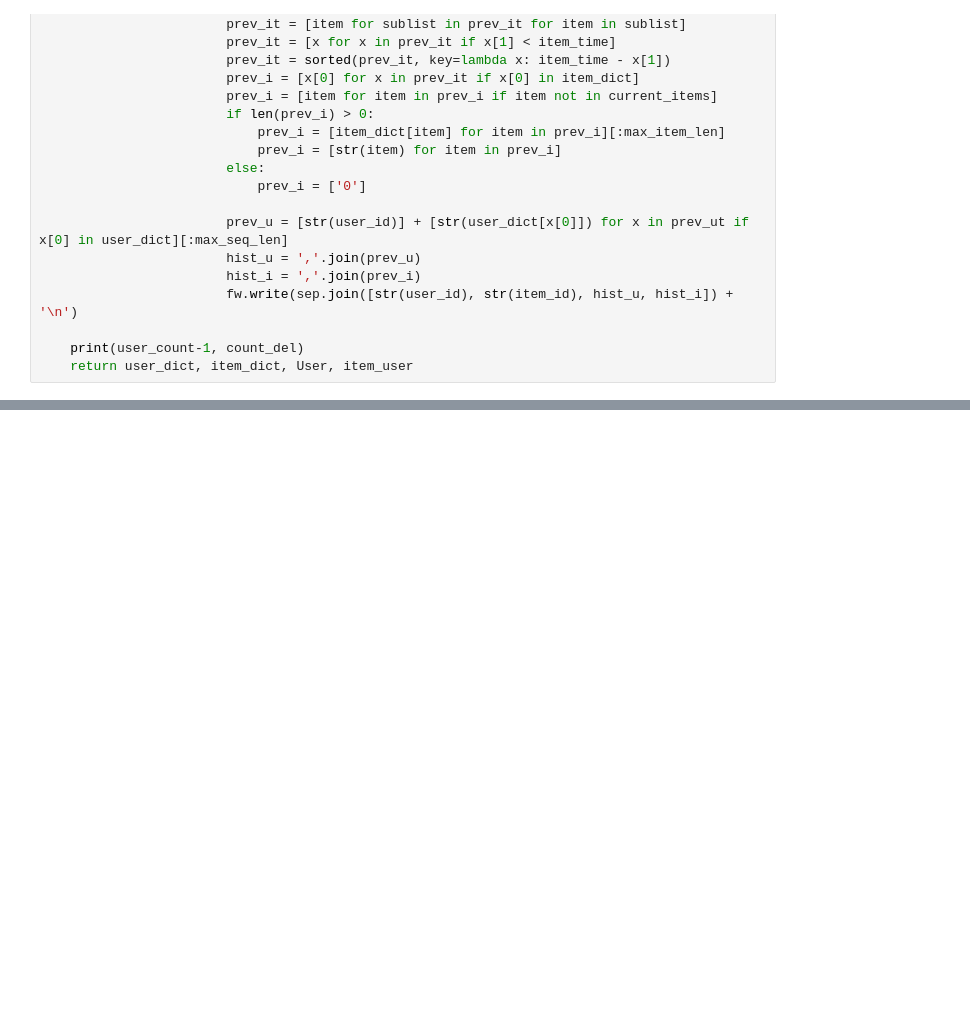
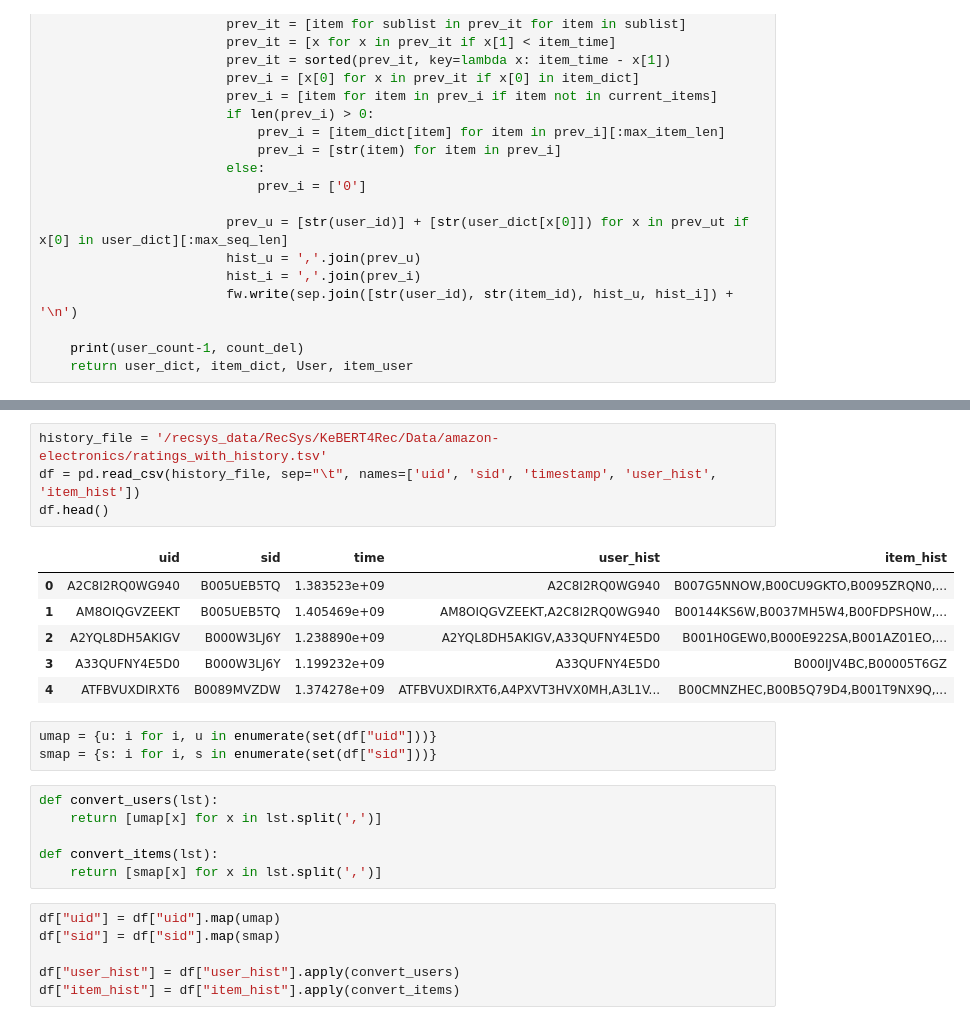
Before and after one commit to aeroabir/SASRec-TF2, a Jupyter notebook: notebooks/preprocess-history.ipynb, the cells around one changed output, grey strips where cells are left out. Saved outputs shown, nothing was run; the diff lists cells and outputs as text; blank space fills up the shorter version.

```diff
--- a/notebooks/preprocess-history.ipynb
+++ b/notebooks/preprocess-history.ipynb
@@ -182,0 +380,26 @@ item_history['B007A4JTDI']
+# %%
+history_file = '/recsys_data/RecSys/KeBERT4Rec/Data/amazon-electronics/ratings_with_history.tsv'
+df = pd.read_csv(history_file, sep="\t", names=['uid', 'sid', 'timestamp', 'user_hist', 'item_hist'])
+df.head()
+# %% [output]
+|  | uid | sid | time | user_hist | item_hist |
+| 0 | A2C8I2RQ0WG940 | B005UEB5TQ | 1.383523e+09 | A2C8I2RQ0WG940 | B007G5NNOW,B00CU9GKTO,B0095ZRQN0,... |
+| 1 | AM8OIQGVZEEKT | B005UEB5TQ | 1.405469e+09 | AM8OIQGVZEEKT,A2C8I2RQ0WG940 | B00144KS6W,B0037MH5W4,B00FDPSH0W,... |
+| 2 | A2YQL8DH5AKIGV | B000W3LJ6Y | 1.238890e+09 | A2YQL8DH5AKIGV,A33QUFNY4E5D0 | B001H0GEW0,B000E922SA,B001AZ01EO,... |
+| 3 | A33QUFNY4E5D0 | B000W3LJ6Y | 1.199232e+09 | A33QUFNY4E5D0 | B000IJV4BC,B00005T6GZ |
+| 4 | ATFBVUXDIRXT6 | B0089MVZDW | 1.374278e+09 | ATFBVUXDIRXT6,A4PXVT3HVX0MH,A3L1V... | B00CMNZHEC,B00B5Q79D4,B001T9NX9Q,... |
+# %%
+umap = {u: i for i, u in enumerate(set(df["uid"]))}
+smap = {s: i for i, s in enumerate(set(df["sid"]))}
+# %%
+def convert_users(lst):
+    return [umap[x] for x in lst.split(',')]
+
+def convert_items(lst):
+    return [smap[x] for x in lst.split(',')]
+# %%
+df["uid"] = df["uid"].map(umap)
+df["sid"] = df["sid"].map(smap)
+
+df["user_hist"] = df["user_hist"].apply(convert_users)
+df["item_hist"] = df["item_hist"].apply(convert_items)
```
Also changed, not shown: parts of 27 cells of this notebook, 9 other files.
